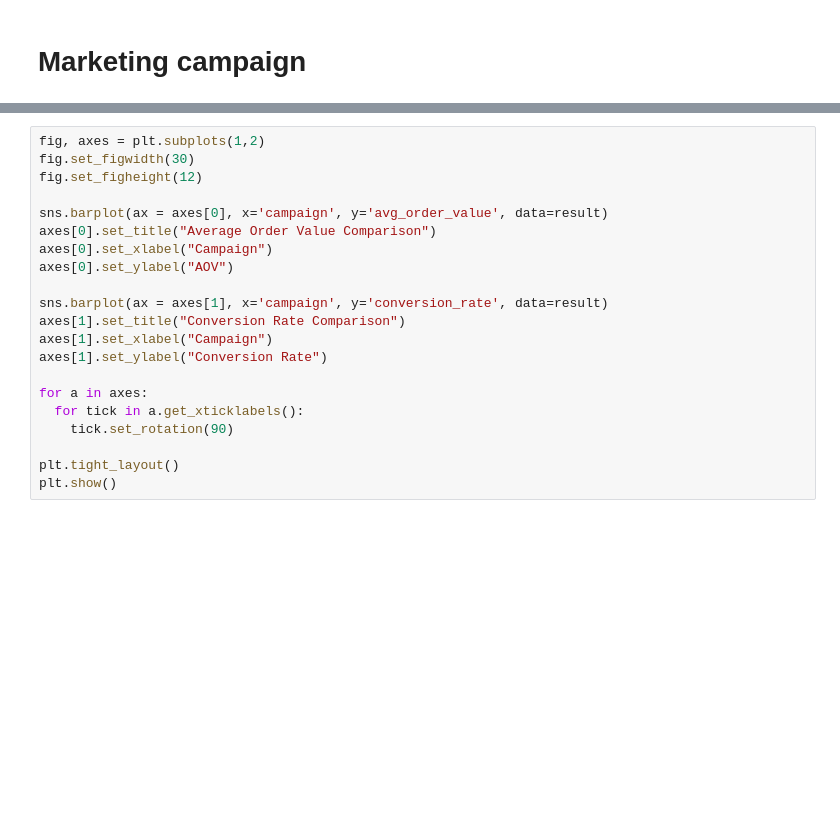
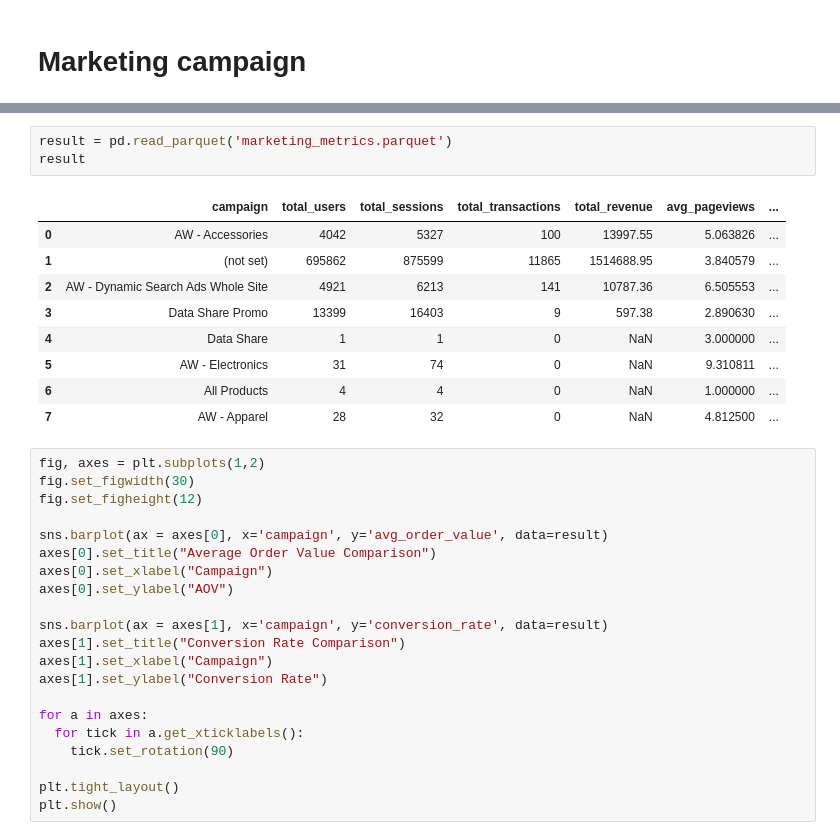
Before and after one commit to abnerthen/DSA3101-E-commerce, a Jupyter notebook: Subgroup_A/Q3/Part_2/q3ii.ipynb, the cells around one changed output, grey strips where cells are left out. Drawn from its saved outputs; the diff is of its cells as text; blank space fills up the shorter version.

```diff
--- a/Subgroup_A/Q3/Part_2/q3ii.ipynb
+++ b/Subgroup_A/Q3/Part_2/q3ii.ipynb
@@ -181,3 +46,16 @@ BigQuery Storage module not found, fetch data with the REST endpoint instead.
+# %%
+result = pd.read_parquet('marketing_metrics.parquet')
+result
+# %% [output]
+|  | campaign | total_users | total_sessions | total_transactions | total_revenue | avg_pageviews | ... |
+| 0 | AW - Accessories | 4042 | 5327 | 100 | 13997.55 | 5.063826 | ... |
+| 1 | (not set) | 695862 | 875599 | 11865 | 1514688.95 | 3.840579 | ... |
+| 2 | AW - Dynamic Search Ads Whole Site | 4921 | 6213 | 141 | 10787.36 | 6.505553 | ... |
+| 3 | Data Share Promo | 13399 | 16403 | 9 | 597.38 | 2.890630 | ... |
+| 4 | Data Share | 1 | 1 | 0 | NaN | 3.000000 | ... |
+| 5 | AW - Electronics | 31 | 74 | 0 | NaN | 9.310811 | ... |
+| 6 | All Products | 4 | 4 | 0 | NaN | 1.000000 | ... |
+| 7 | AW - Apparel | 28 | 32 | 0 | NaN | 4.812500 | ... |
 # %%
 fig, axes = plt.subplots(1,2)
 fig.set_figwidth(30)
```
Also changed, not shown: parts of 21 cells of this notebook, 1 other file.
